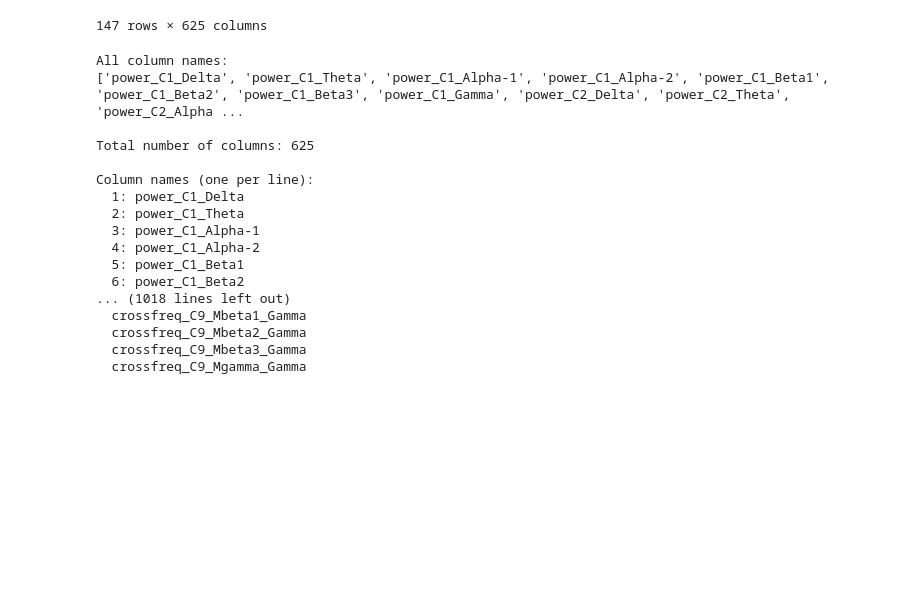
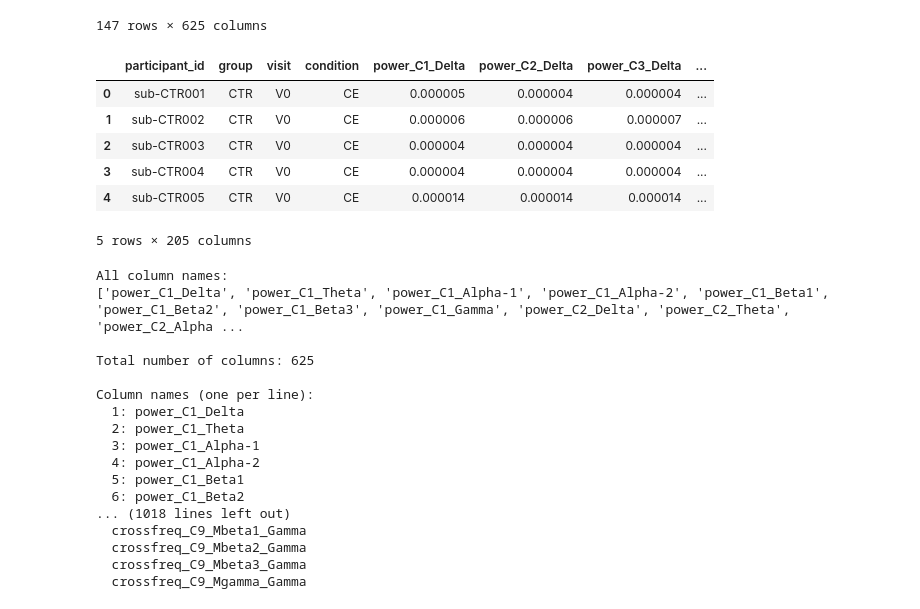
Before and after one commit to imEag/MLOps, a Jupyter notebook: backend/data/test.ipynb, the cells around one changed output. Cells and saved outputs as stored; diff of their text form; code cells hidden in the pictures; blank space fills up the shorter version.

```diff
--- a/backend/data/test.ipynb
+++ b/backend/data/test.ipynb
@@ -21,6 +21,21 @@ df
 | 145 | 0.126420 | 0.064147 | 0.215086 | 0.328707 | 0.149636 | 0.022322 | ... |
 | 146 | 0.168872 | 0.100585 | 0.307603 | 0.183302 | 0.074554 | 0.046767 | ... |
 147 rows × 625 columns
+# %%
+data_path_new_dataset = '/Users/imeag/Documents/udea/trabajoDeGrado/MLOps/backend/data/processed/data_original copy_CE_columns_power_58x25_True_components.feather'
+
+df_new = pd.read_feather(data_path_new_dataset)
+
+# Display the dataset
+df_new
+# %% [output]
+|  | participant_id | group | visit | condition | power_C1_Delta | power_C2_Delta | power_C3_Delta | ... |
+| 0 | sub-CTR001 | CTR | V0 | CE | 0.000005 | 0.000004 | 0.000004 | ... |
+| 1 | sub-CTR002 | CTR | V0 | CE | 0.000006 | 0.000006 | 0.000007 | ... |
+| 2 | sub-CTR003 | CTR | V0 | CE | 0.000004 | 0.000004 | 0.000004 | ... |
+| 3 | sub-CTR004 | CTR | V0 | CE | 0.000004 | 0.000004 | 0.000004 | ... |
+| 4 | sub-CTR005 | CTR | V0 | CE | 0.000014 | 0.000014 | 0.000014 | ... |
+5 rows × 205 columns
 # %%
 # Method 1: Set pandas options to display all columns
 import pandas as pd
```
Also changed, not shown: parts of 1 cell of this notebook, 6 other files.
